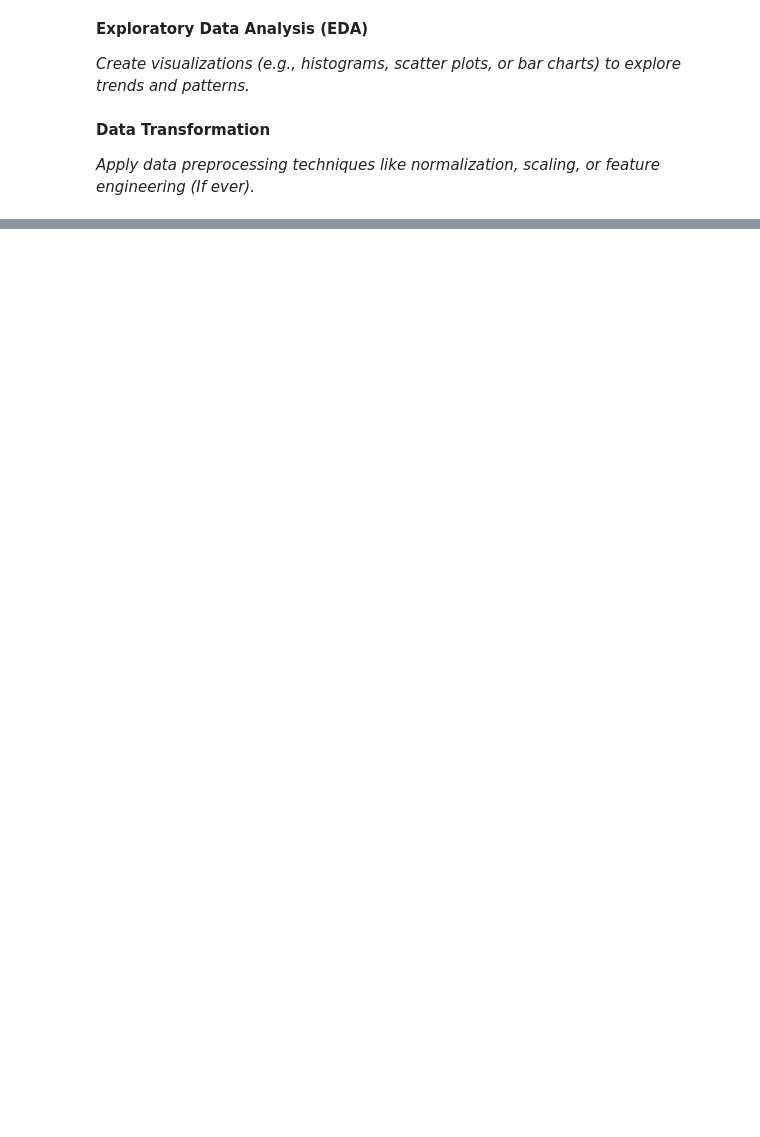
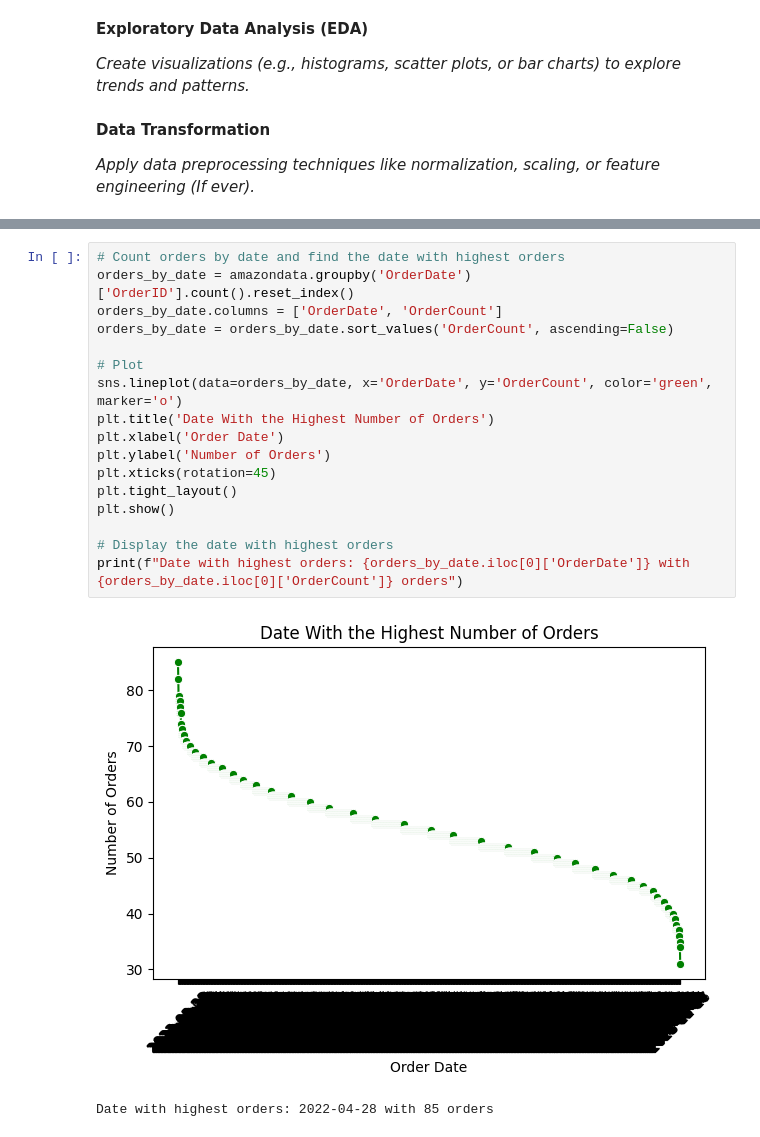
Before and after one commit to bsit2c2025/itcs204_finalsproject_agawin, a Jupyter notebook: MPDA_Agawin.ipynb, the cells around one changed output, grey strips where cells are left out. Cells and saved outputs as stored; diff of their text form; blank space fills up the shorter version.

```diff
--- a/MPDA_Agawin.ipynb
+++ b/MPDA_Agawin.ipynb
@@ -104,0 +106,20 @@ I tried doing the Normalization but failed sir!
+# %%
+# Count orders by date and find the date with highest orders
+orders_by_date = amazondata.groupby('OrderDate')['OrderID'].count().reset_index()
+orders_by_date.columns = ['OrderDate', 'OrderCount']
+orders_by_date = orders_by_date.sort_values('OrderCount', ascending=False)
+
+# Plot
+sns.lineplot(data=orders_by_date, x='OrderDate', y='OrderCount', color='green', marker='o')
+plt.title('Date With the Highest Number of Orders')
+plt.xlabel('Order Date')
+plt.ylabel('Number of Orders')
+plt.xticks(rotation=45)
+plt.tight_layout()
+plt.show()
+
+# Display the date with highest orders
+print(f"Date with highest orders: {orders_by_date.iloc[0]['OrderDate']} with {orders_by_date.iloc[0]['OrderCount']} orders")
+# %% [output]
+[figure, added]
+Date with highest orders: 2022-04-28 with 85 orders
```
Also changed, not shown: parts of 24 cells of this notebook, 6 other files.
